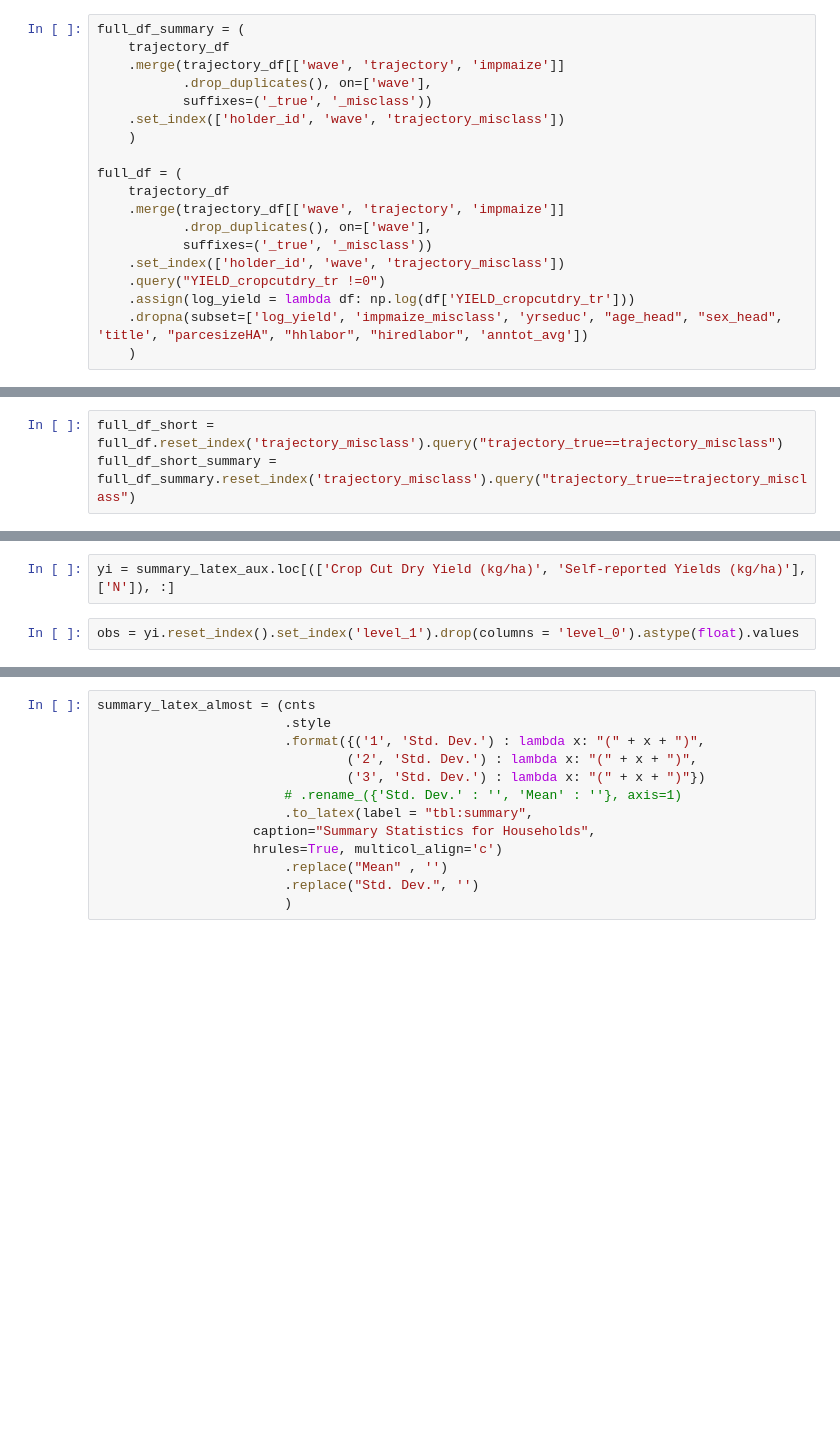
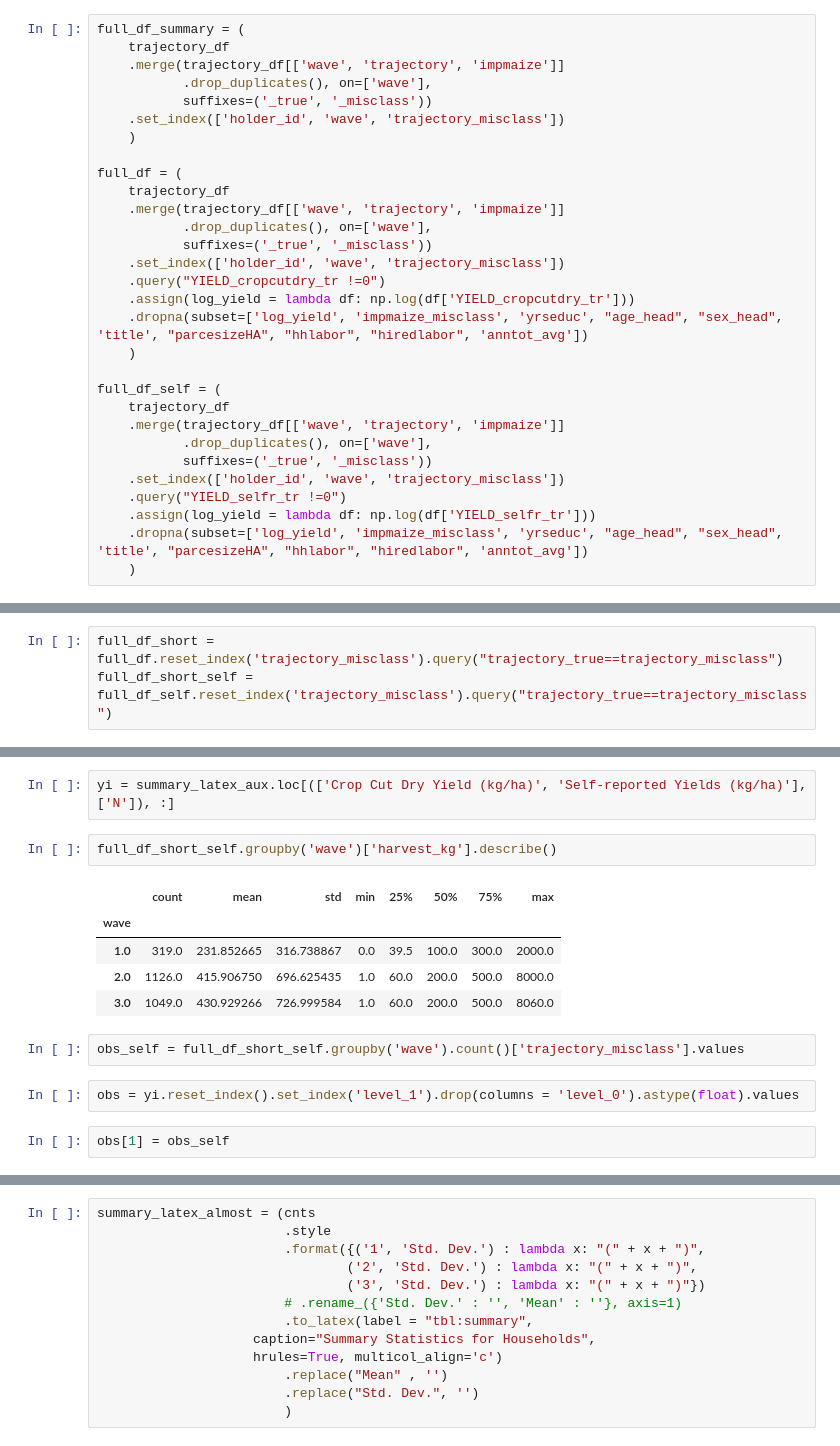
Before and after one commit to amichuda/ethiopia-tech-adoption, a Jupyter notebook: python/switching_reg.ipynb, the cells around one changed output, grey strips where cells are left out. Saved outputs shown, nothing was run; the diff lists cells and outputs as text; blank space fills up the shorter version.

```diff
--- a/python/switching_reg.ipynb
+++ b/python/switching_reg.ipynb
@@ -146,6 +146,17 @@ full_df = (
     .assign(log_yield = lambda df: np.log(df['YIELD_cropcutdry_tr']))
     .dropna(subset=['log_yield', 'impmaize_misclass', 'yrseduc', "age_head", "sex_head",  'title', "parcesizeHA", "hhlabor", "hiredlabor", 'anntot_avg'])
     )
+
+full_df_self = (
+    trajectory_df
+    .merge(trajectory_df[['wave', 'trajectory', 'impmaize']]
+           .drop_duplicates(), on=['wave'],
+           suffixes=('_true', '_misclass'))
+    .set_index(['holder_id', 'wave', 'trajectory_misclass'])
+    .query("YIELD_selfr_tr !=0")
+    .assign(log_yield = lambda df: np.log(df['YIELD_selfr_tr']))
+    .dropna(subset=['log_yield', 'impmaize_misclass', 'yrseduc', "age_head", "sex_head",  'title', "parcesizeHA", "hhlabor", "hiredlabor", 'anntot_avg'])
+    )
 # %%
 classifier_pred = (
     full_df
@@ -363,7 +374,7 @@ Optimization terminated successfully.
          Gradient evaluations: 119
 # %%
 full_df_short = full_df.reset_index('trajectory_misclass').query("trajectory_true==trajectory_misclass")
-full_df_short_summary = full_df_summary.reset_index('trajectory_misclass').query("trajectory_true==trajectory_misclass")
+full_df_short_self = full_df_self.reset_index('trajectory_misclass').query("trajectory_true==trajectory_misclass")
 # %%
 def add_note(table, note, n):
 
@@ -411,5 +422,17 @@ fancy_names = list(fancy_rename_dict.values())
 cnts = summary_latex_aux.loc[(fancy_names, ('Mean', 'Std. Dev.')), :].unstack().loc[list(fancy_rename_dict.values())]
 # %%
 yi = summary_latex_aux.loc[(['Crop Cut Dry Yield (kg/ha)', 'Self-reported Yields (kg/ha)'], ['N']), :]
+# %%
+full_df_short_self.groupby('wave')['harvest_kg'].describe()
+# %% [output]
+|  | count | mean | std | min | 25% | 50% | 75% | max |
+| wave |  |  |  |  |  |  |  |  |
+| 1.0 | 319.0 | 231.852665 | 316.738867 | 0.0 | 39.5 | 100.0 | 300.0 | 2000.0 |
+| 2.0 | 1126.0 | 415.906750 | 696.625435 | 1.0 | 60.0 | 200.0 | 500.0 | 8000.0 |
+| 3.0 | 1049.0 | 430.929266 | 726.999584 | 1.0 | 60.0 | 200.0 | 500.0 | 8060.0 |
+# %%
+obs_self = full_df_short_self.groupby('wave').count()['trajectory_misclass'].values
 # %%
 obs = yi.reset_index().set_index('level_1').drop(columns = 'level_0').astype(float).values
+# %%
+obs[1] = obs_self
```
Also changed, not shown: parts of 3 cells of this notebook.
